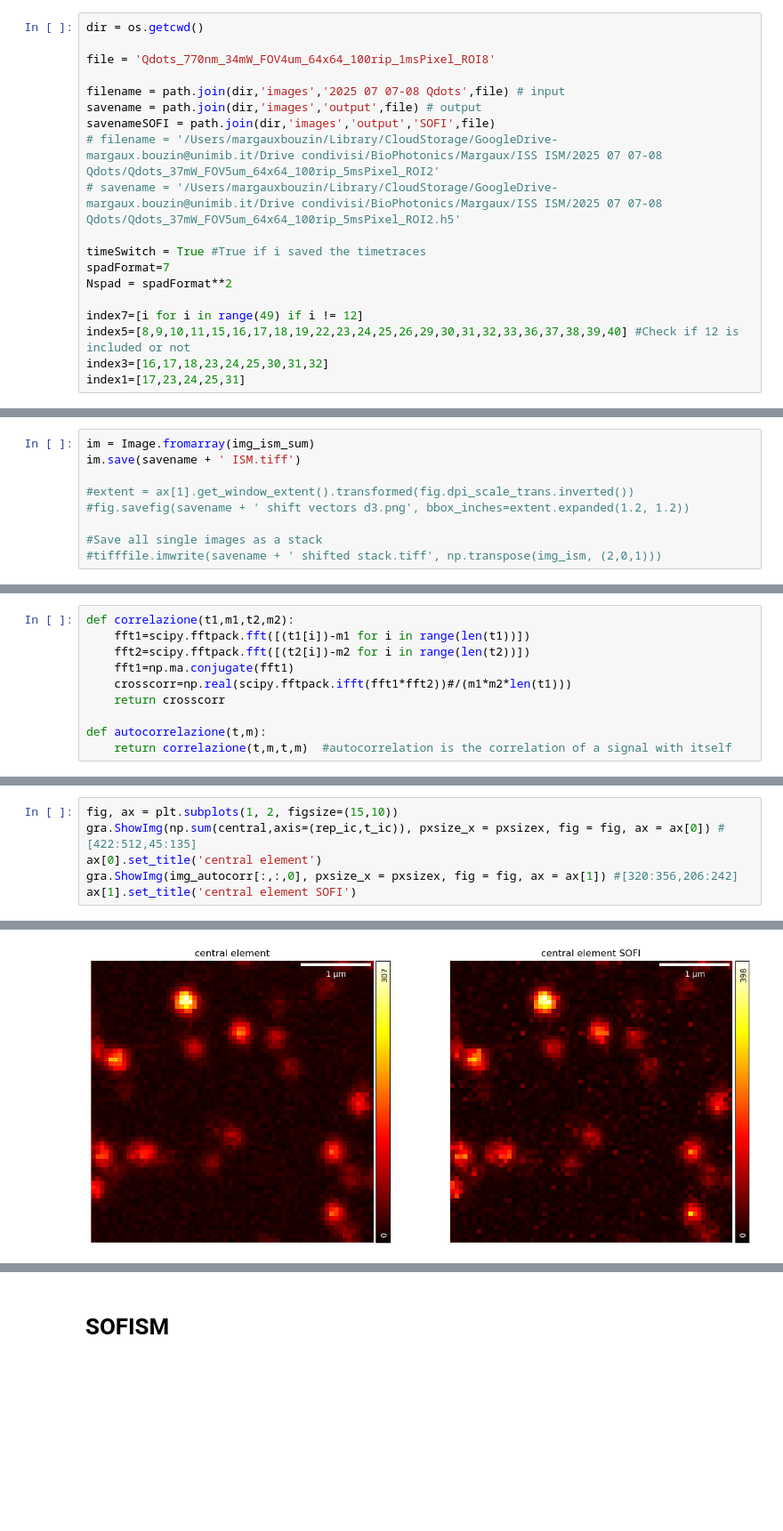
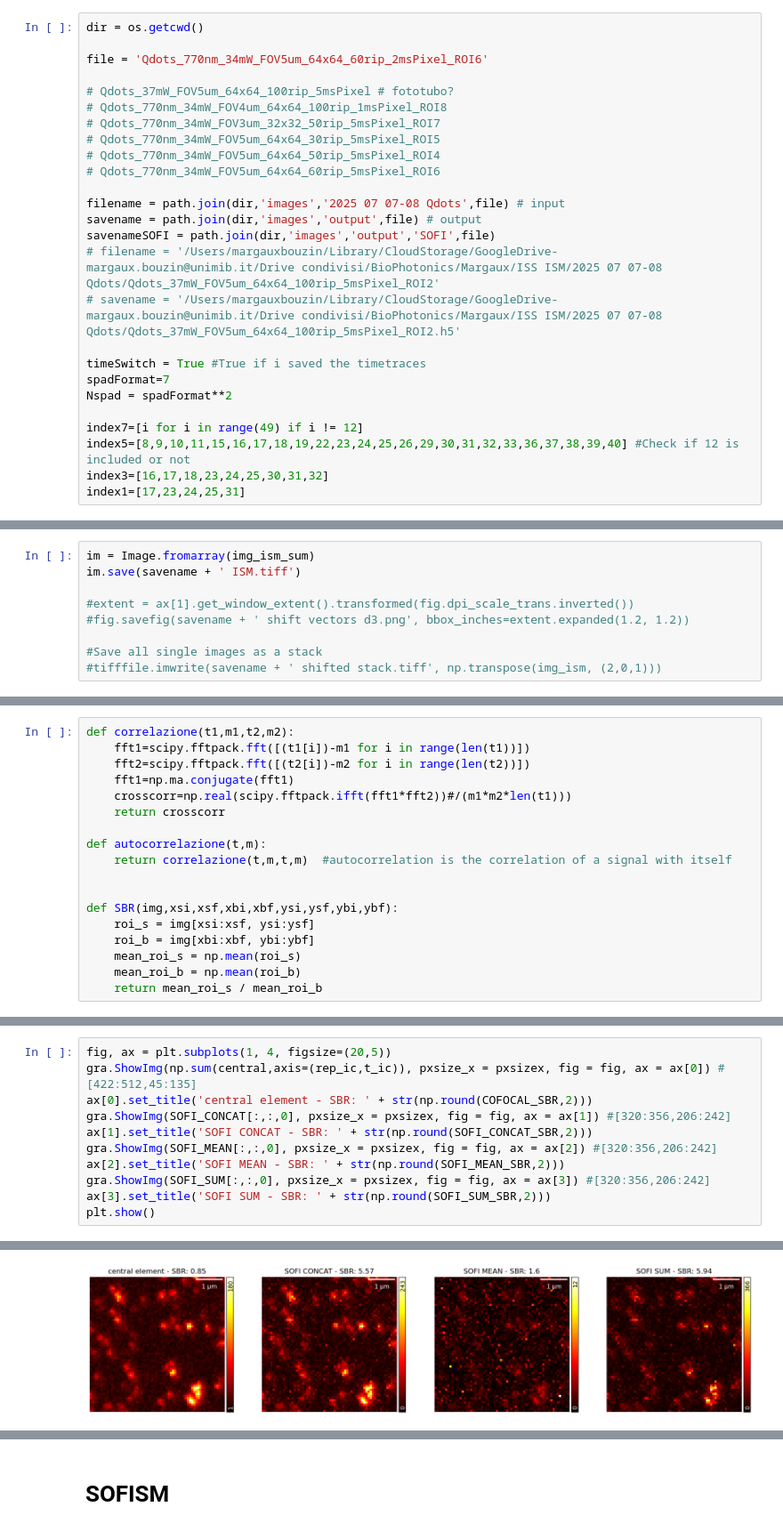
Before and after one commit to CarminatiGiovanni/tesi, a Jupyter notebook: SOFI_ISM_SOFISM GIO.ipynb, the cells around one changed output, grey strips where cells are left out. Shown at 89% size. Saved outputs shown, nothing was run; the diff lists cells and outputs as text; blank space fills up the shorter version.

```diff
--- a/SRRF-ISM-MacOS_SOFISM GIO.ipynb
+++ b/SOFI_ISM_SOFISM GIO.ipynb
@@ -53,7 +53,14 @@ from IPython.display import display, HTML
 # %%
 dir = os.getcwd()
 
-file = 'Qdots_770nm_34mW_FOV4um_64x64_100rip_1msPixel_ROI8'
+file = 'Qdots_770nm_34mW_FOV5um_64x64_60rip_2msPixel_ROI6'
+
+# Qdots_37mW_FOV5um_64x64_100rip_5msPixel # fototubo?
+# Qdots_770nm_34mW_FOV4um_64x64_100rip_1msPixel_ROI8
+# Qdots_770nm_34mW_FOV3um_32x32_50rip_5msPixel_ROI7
+# Qdots_770nm_34mW_FOV5um_64x64_30rip_5msPixel_ROI5
+# Qdots_770nm_34mW_FOV5um_64x64_50rip_5msPixel_ROI4
+# Qdots_770nm_34mW_FOV5um_64x64_60rip_5msPixel_ROI6
 
 filename = path.join(dir,'images','2025 07 07-08 Qdots',file) # input
 savename = path.join(dir,'images','output',file) # output
@@ -536,6 +550,14 @@ def correlazione(t1,m1,t2,m2):
 
 def autocorrelazione(t,m):
     return correlazione(t,m,t,m)  #autocorrelation is the correlation of a signal with itself
+
+
+def SBR(img,xsi,xsf,xbi,xbf,ysi,ysf,ybi,ybf):
+    roi_s = img[xsi:xsf, ysi:ysf]
+    roi_b = img[xbi:xbf, ybi:ybf]
+    mean_roi_s = np.mean(roi_s)
+    mean_roi_b = np.mean(roi_b)
+    return mean_roi_s / mean_roi_b
 # %%
 ## Temporal correlations
 ## Data format (z,rep,y,x,t,ch) (1, 100, 64, 64, 50, 49)
@@ -646,7 +658,12 @@ plt.show()
 # %%
-fig, ax = plt.subplots(1, 2, figsize=(15,10))
+fig, ax = plt.subplots(1, 4, figsize=(20,5))
 gra.ShowImg(np.sum(central,axis=(rep_ic,t_ic)), pxsize_x = pxsizex, fig = fig, ax = ax[0]) #[422:512,45:135]
-ax[0].set_title('central element')
-gra.ShowImg(img_autocorr[:,:,0], pxsize_x = pxsizex, fig = fig, ax = ax[1]) #[320:356,206:242]
-ax[1].set_title('central element SOFI')
+ax[0].set_title('central element - SBR: ' + str(np.round(COFOCAL_SBR,2)))
+gra.ShowImg(SOFI_CONCAT[:,:,0], pxsize_x = pxsizex, fig = fig, ax = ax[1]) #[320:356,206:242]
+ax[1].set_title('SOFI CONCAT - SBR: ' + str(np.round(SOFI_CONCAT_SBR,2)))
+gra.ShowImg(SOFI_MEAN[:,:,0], pxsize_x = pxsizex, fig = fig, ax = ax[2]) #[320:356,206:242]
+ax[2].set_title('SOFI MEAN - SBR: ' + str(np.round(SOFI_MEAN_SBR,2)))
+gra.ShowImg(SOFI_SUM[:,:,0], pxsize_x = pxsizex, fig = fig, ax = ax[3]) #[320:356,206:242]
+ax[3].set_title('SOFI SUM - SBR: ' + str(np.round(SOFI_SUM_SBR,2)))
+plt.show()
 # %% [output]
@@ -654 +670 @@ Text(0.5, 1.0, 'central element SOFI')
-[figure, old version]
+[figure, new version]
```
Also changed, not shown: parts of 15 cells of this notebook, 3 other files.
